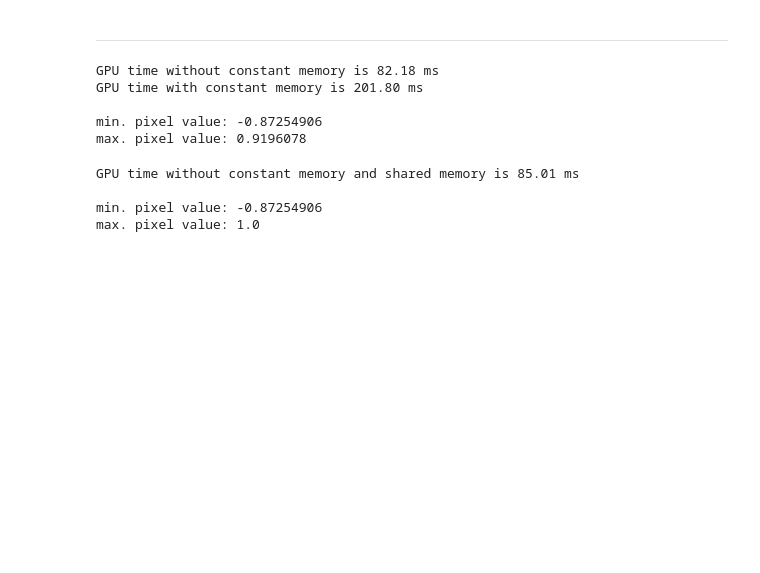
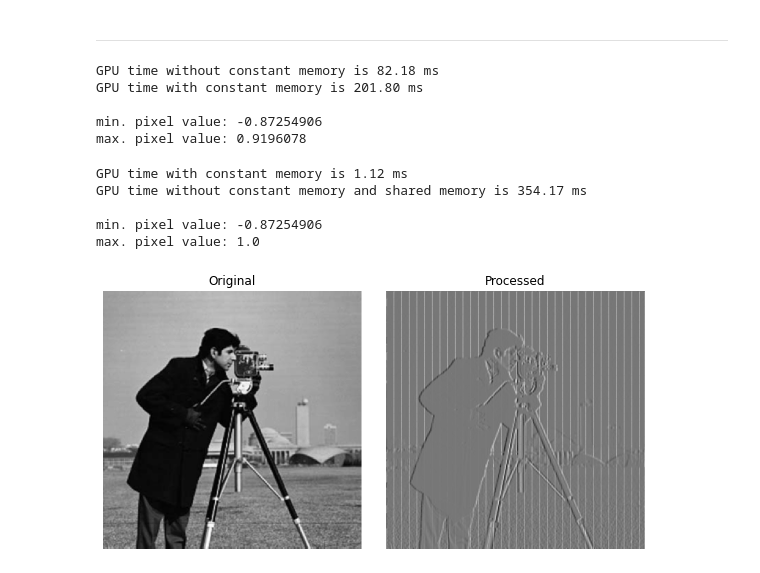
Before and after one commit to rmcabezon/GPU-course, a Jupyter notebook: notebooks/ImageProcessingConvolution.ipynb, the cells around one changed output. Cells and saved outputs as stored; diff of their text form; code cells hidden in the pictures; blank space fills up the shorter version.

```diff
--- a/notebooks/ImageProcessingConvolution.ipynb
+++ b/notebooks/ImageProcessingConvolution.ipynb
@@ -472,13 +472,13 @@ def filter2d_gpu_with_const_filter_and_local_memory(image, result):
     filter_width_halved = filter_width // 2
     filter_size_halved = filter_height_halved
 
-    localRowOffset = filter_size_halved
-    localColOffset = filter_size_halved
+    # localRowOffset = filter_size_halved
+    # localColOffset = filter_size_halved
 
     # Define an array in the shared memory
     shared_memory = cuda.shared.array(shape=(shared_memory_size, shared_memory_size), dtype=float32)
 
-    row_alt, col_alt = cuda.grid(2)
+    # row_alt, col_alt = cuda.grid(2)
 
     row = cuda.blockIdx.y * cuda.blockDim.y + cuda.threadIdx.y
     col = cuda.blockIdx.x * cuda.blockDim.x + cuda.threadIdx.x
@@ -523,7 +523,6 @@ def filter2d_gpu_with_const_filter_and_local_memory(image, result):
         elif local_row > group_size - filter_size_halved:  # copy also bottom-left corner
             shared_memory[local_row_offset, local_col_offset - filter_size_halved] =\
                 image[row + filter_size_halved, col - filter_size_halved]
-
     elif local_col > group_size - filter_size_halved: # handle right convolution neighborhood
         shared_memory[local_row_offset, local_col_offset] =\
             image[row, col + filter_size_halved]
@@ -535,17 +534,6 @@ def filter2d_gpu_with_const_filter_and_local_memory(image, result):
                 image[row + filter_size_halved, col + filter_size_halved]
 
     cuda.syncthreads()
-    # if local_row >= image_height - filter_height_halved:
-    #     pass
-    #
-    #     # Wait until all threads finish preloading
-    #     cuda.syncthreads()
-    #     return
-
-    #
-
-    # if (col <= filter_width_halved and col >= image_width - filter_width_halved):
-    #     return
 
     sum = 0.0
     for conv_index_y in range(-filter_height_halved, filter_height_halved + 1):
@@ -561,38 +549,43 @@ from numba import cuda
 from skimage import io
 
 # read image and define output image
-image = read_image(image_path, 10)
+image = read_image(image_path, 1)
 edges_sobel_v = np.zeros_like(image)
 
 threads_per_block = (16, 16)
 blocks_per_grid = get_blocks_per_grid(threads_per_block, image.shape)
 
 # copy to arrays to device memory before processing
 stream = cuda.stream()
 # with timeit_context('Transfer to GPU'):
 image_on_device = cuda.to_device(image, stream=stream)
 filter_on_device = cuda.to_device(sobel_v_filter, stream=stream)
 filtered_image_on_device = cuda.to_device(edges_sobel_v, stream=stream)
 cuda.synchronize()
 
-# with timeit_context('GPU time with constant memory'):
-#     filter2d_gpu_with_const_filter[blocks_per_grid, threads_per_block](image_on_device, filtered_image_on_device)
-#     cuda.synchronize()
+with timeit_context('GPU time with constant memory'):
+    filter2d_gpu_with_const_filter[blocks_per_grid, threads_per_block](image_on_device, filtered_image_on_device)
+    cuda.synchronize()
 
 with timeit_context('GPU time without constant memory and shared memory'):
     filter2d_gpu_with_const_filter_and_local_memory[blocks_per_grid, threads_per_block](image_on_device, filtered_image_on_device)
     cuda.synchronize()
 
 edges_sobel_v = filtered_image_on_device.copy_to_host()
 cuda.synchronize()
 
+show_image(image, edges_sobel_v)
+
+
 print("")
 print_min_and_max_pixel_vals(edges_sobel_v)
 # %% [output]
-GPU time without constant memory and shared memory is 85.01 ms
+GPU time with constant memory is 1.12 ms
+GPU time without constant memory and shared memory is 354.17 ms
 
 min. pixel value: -0.87254906
 max. pixel value: 1.0
+[figure, added]
 # %%
 # Sources:
 # * https://www.evl.uic.edu/kreda/gpu/image-convolution/
```
Also changed, not shown: parts of 1 cell of this notebook.
